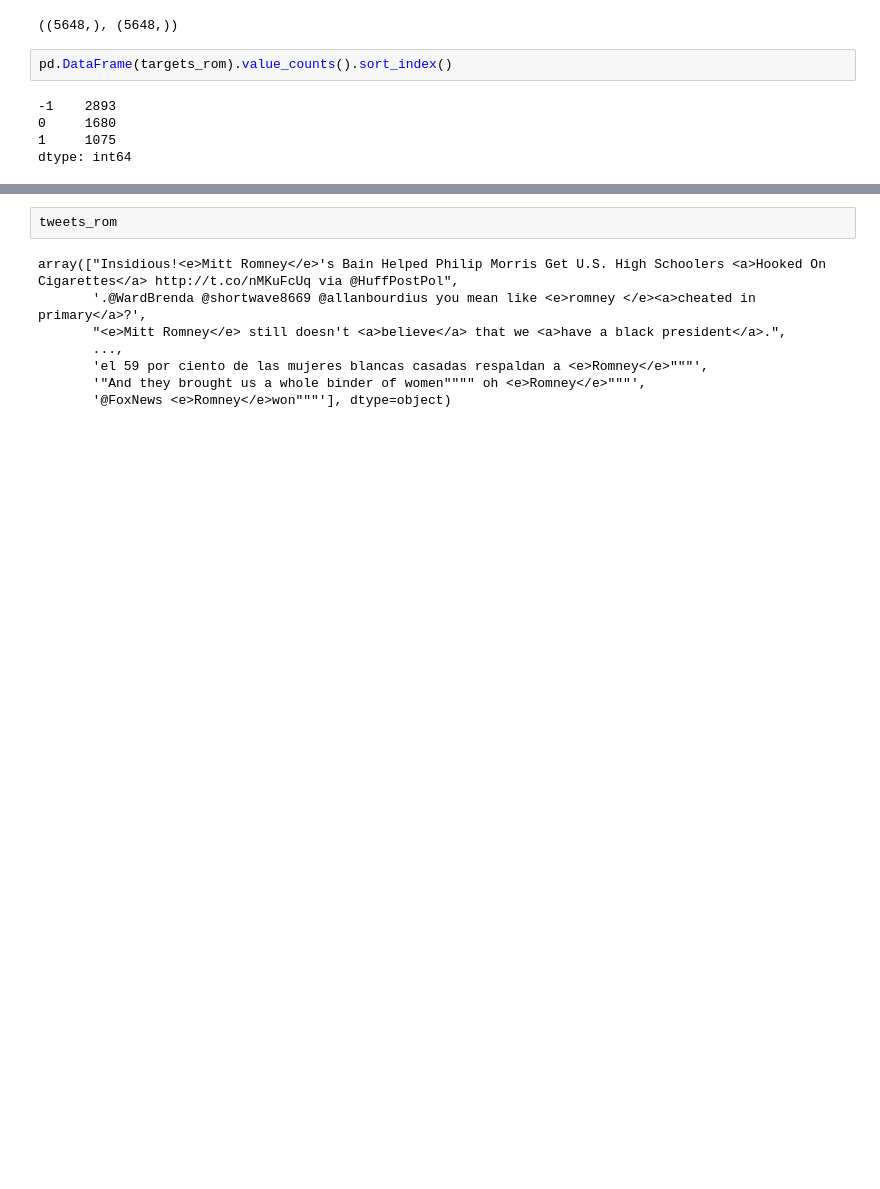
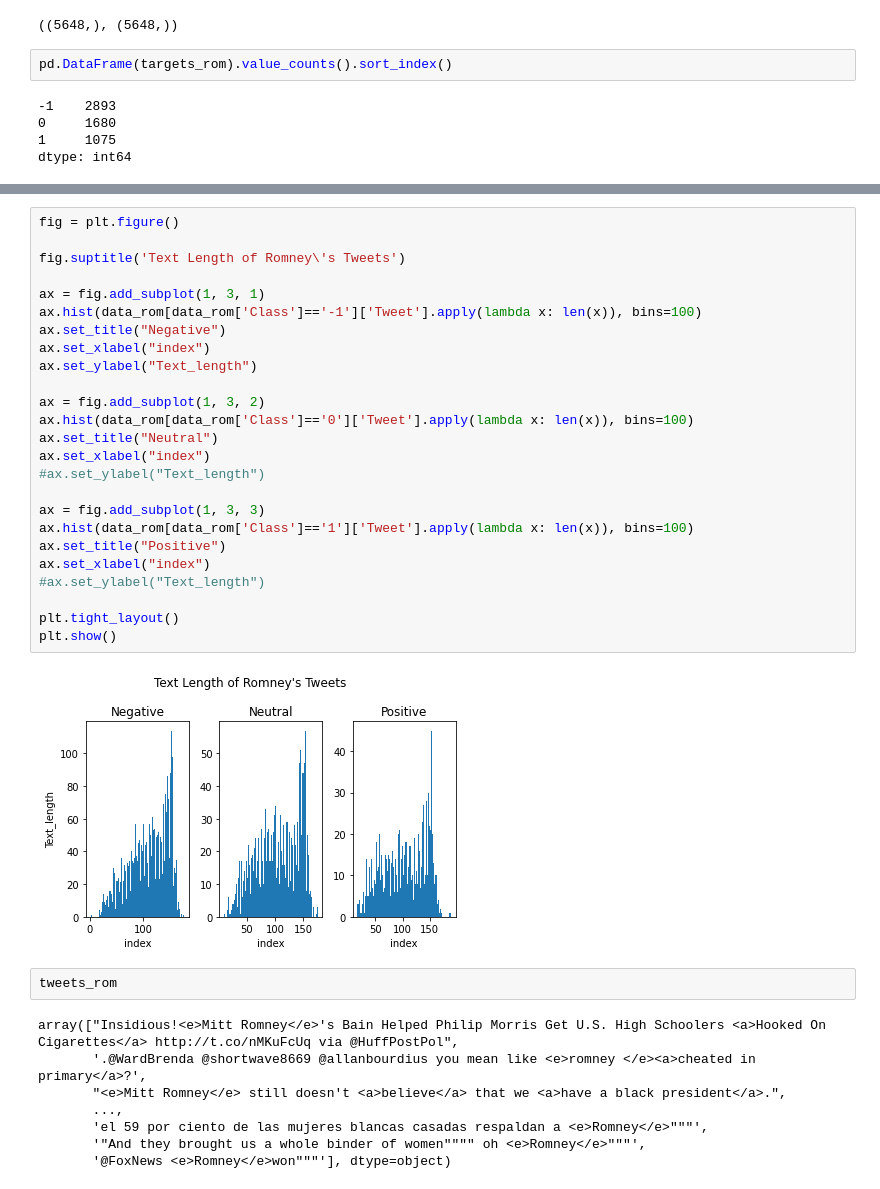
Before and after one commit to chiehhsi/Tweets_Sentiment_Analysis, a Jupyter notebook: Tweets_sentiment_analysis.ipynb, the cells around one changed output, grey strips where cells are left out. Cells and saved outputs as stored; diff of their text form; blank space fills up the shorter version.

```diff
--- a/Tweets_sentiment_analysis.ipynb
+++ b/Tweets_sentiment_analysis.ipynb
@@ -488,3 +550,30 @@ plt.show()
+# %%
+fig = plt.figure()
+
+fig.suptitle('Text Length of Romney\'s Tweets')
+
+ax = fig.add_subplot(1, 3, 1)
+ax.hist(data_rom[data_rom['Class']=='-1']['Tweet'].apply(lambda x: len(x)), bins=100)
+ax.set_title("Negative")
+ax.set_xlabel("index")
+ax.set_ylabel("Text_length")
+
+ax = fig.add_subplot(1, 3, 2)
+ax.hist(data_rom[data_rom['Class']=='0']['Tweet'].apply(lambda x: len(x)), bins=100)
+ax.set_title("Neutral")
+ax.set_xlabel("index")
+#ax.set_ylabel("Text_length")
+
+ax = fig.add_subplot(1, 3, 3)
+ax.hist(data_rom[data_rom['Class']=='1']['Tweet'].apply(lambda x: len(x)), bins=100)
+ax.set_title("Positive")
+ax.set_xlabel("index")
+#ax.set_ylabel("Text_length")
+
+plt.tight_layout()
+plt.show()
+# %% [output]
+[figure, added]
 # %%
 tweets_rom
 # %% [output]
```
Also changed, not shown: parts of 127 cells of this notebook, 2 other files.
